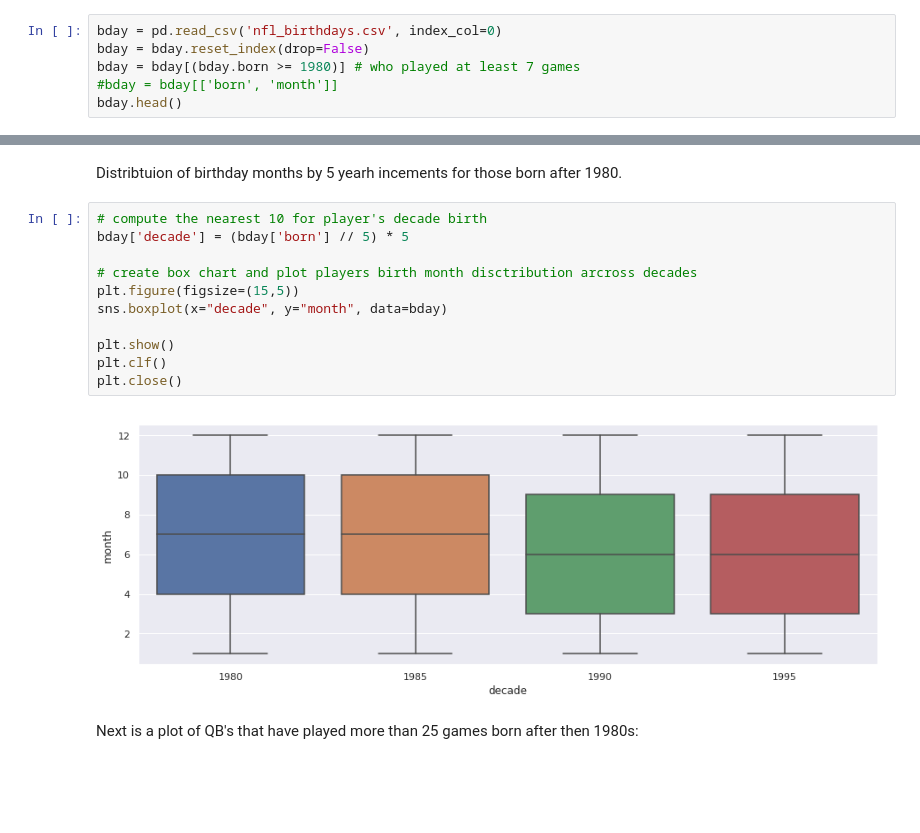
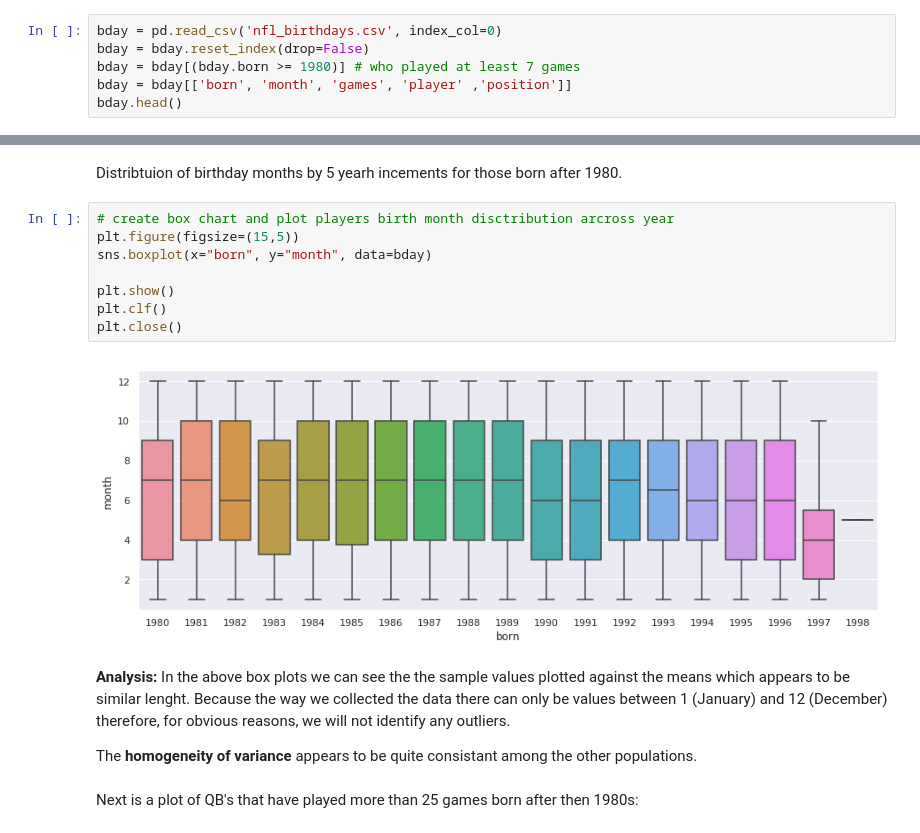
Before and after one commit to naivelogic/NFL-smarter-football, a Jupyter notebook: In Development/(dev) NFL Birthday Statistical Inference (ANOVA).ipynb, the cells around one changed output, grey strips where cells are left out. Saved outputs shown, nothing was run; the diff lists cells and outputs as text; blank space fills up the shorter version.

```diff
--- a/In Development/(dev) NFL Birthday Statistical Inference (ANOVA).ipynb
+++ b/In Development/(dev) NFL Birthday Statistical Inference (ANOVA).ipynb
@@ -35,6 +35,6 @@ from matplotlib import style
 bday = pd.read_csv('nfl_birthdays.csv', index_col=0)
 bday = bday.reset_index(drop=False)
 bday = bday[(bday.born >= 1980)] # who played at least 7 games
-#bday = bday[['born', 'month']]
+bday = bday[['born', 'month', 'games', 'player' ,'position']]
 bday.head()
 # %% [output]
@@ -50,18 +49,19 @@ bday.head()
 # %% [markdown]
 Distribtuion of birthday months by 5 yearh incements for those born after 1980.
 # %%
-# compute the nearest 10 for player's decade birth
-bday['decade'] = (bday['born'] // 5) * 5
-
-# create box chart and plot players birth month disctribution arcross decades
+# create box chart and plot players birth month disctribution arcross year
 plt.figure(figsize=(15,5))
-sns.boxplot(x="decade", y="month", data=bday)
+sns.boxplot(x="born", y="month", data=bday)
 
 plt.show()
 plt.clf()
 plt.close()
 # %% [output]
-[figure, old version]
+[figure, new version]
+# %% [markdown]
+__Analysis:__ In the above box plots we can see the the sample values plotted against the means which appears to be similar lenght. Because the way we collected the data there can only be values between 1 (January) and 12 (December) therefore, for obvious reasons, we will not identify any outliers.
+
+The __homogeneity of variance__ appears to be quite consistant among the other populations.
 # %% [markdown]
 Next is a plot of QB's that have played more than 25 games born after then 1980s:
 # %%
```
Also changed, not shown: parts of 6 cells of this notebook.
